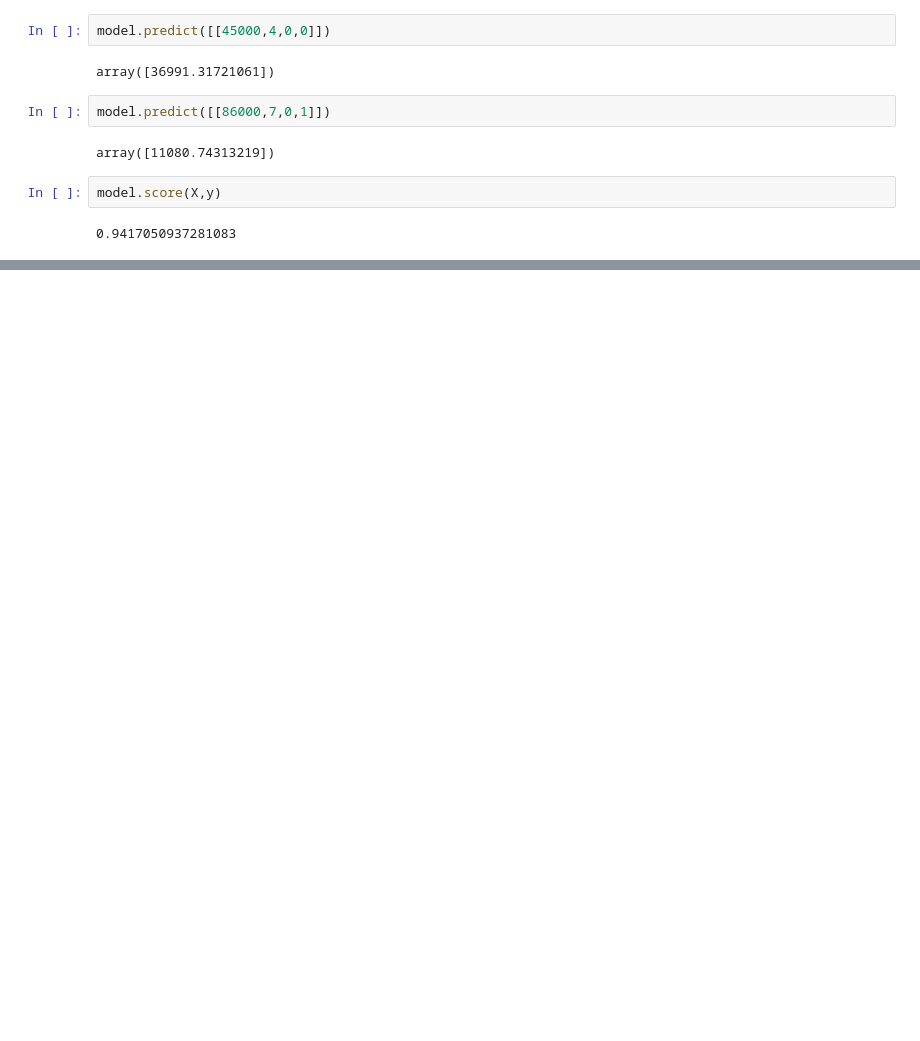
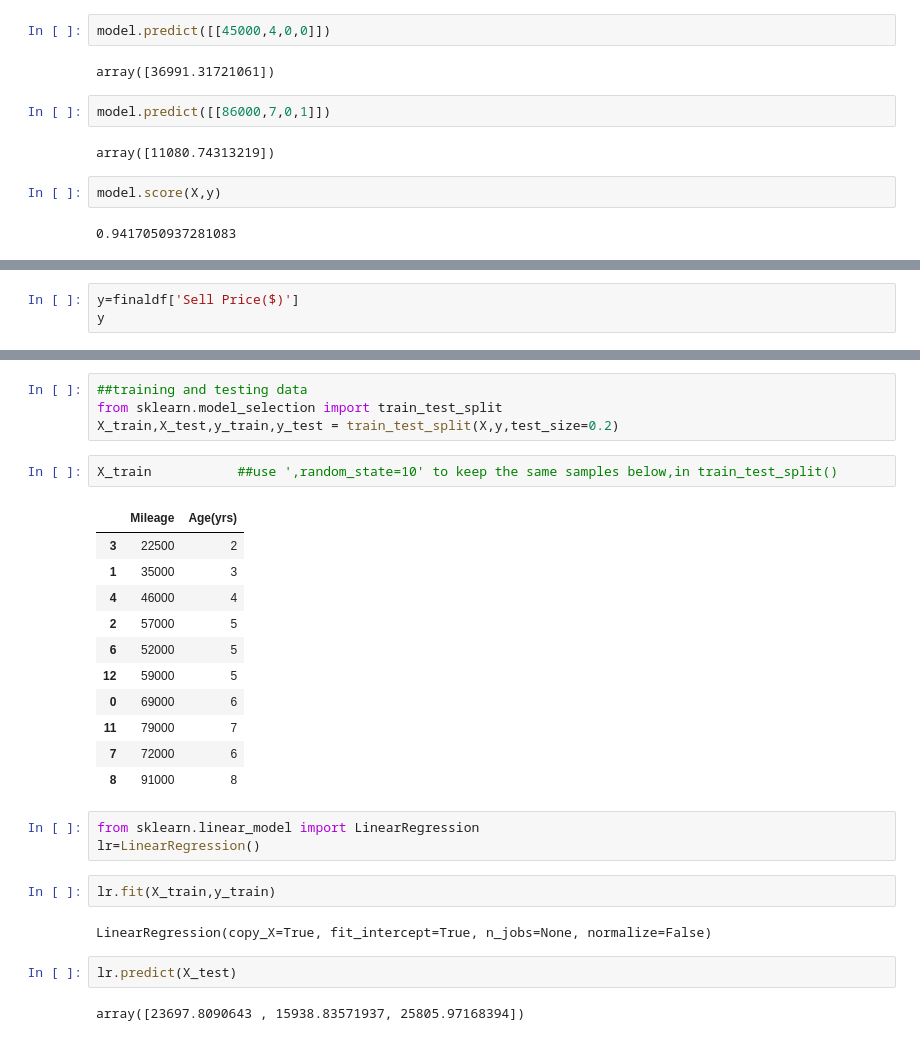
Before and after one commit to ashwinchelsea14/ML-start, a Jupyter notebook: ML_Start.ipynb, the cells around one changed output, grey strips where cells are left out. Saved outputs shown, nothing was run; the diff lists cells and outputs as text; blank space fills up the shorter version.

```diff
--- a/ML_Start.ipynb
+++ b/ML_Start.ipynb
@@ -325,0 +344,3 @@ model.score(X,y)
+# %%
+y=finaldf['Sell Price($)']
+y
@@ -325,0 +362,29 @@ model.score(X,y)
+# %%
+##training and testing data
+from sklearn.model_selection import train_test_split
+X_train,X_test,y_train,y_test = train_test_split(X,y,test_size=0.2)
+# %%
+X_train           ##use ',random_state=10' to keep the same samples below,in train_test_split()
+# %% [output]
+|  | Mileage | Age(yrs) |
+| 3 | 22500 | 2 |
+| 1 | 35000 | 3 |
+| 4 | 46000 | 4 |
+| 2 | 57000 | 5 |
+| 6 | 52000 | 5 |
+| 12 | 59000 | 5 |
+| 0 | 69000 | 6 |
+| 11 | 79000 | 7 |
+| 7 | 72000 | 6 |
+| 8 | 91000 | 8 |
+# %%
+from sklearn.linear_model import LinearRegression
+lr=LinearRegression()
+# %%
+lr.fit(X_train,y_train)
+# %% [output]
+LinearRegression(copy_X=True, fit_intercept=True, n_jobs=None, normalize=False)
+# %%
+lr.predict(X_test)
+# %% [output]
+array([23697.8090643 , 15938.83571937, 25805.97168394])
```
Also changed, not shown: parts of 4 cells of this notebook.
